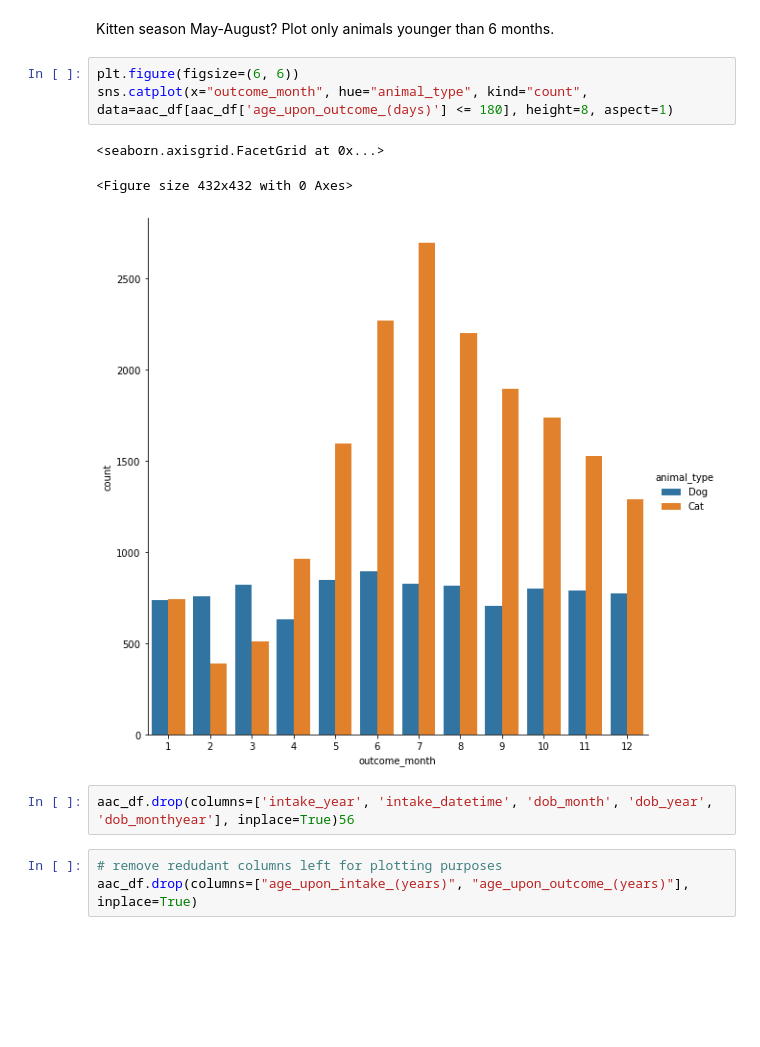
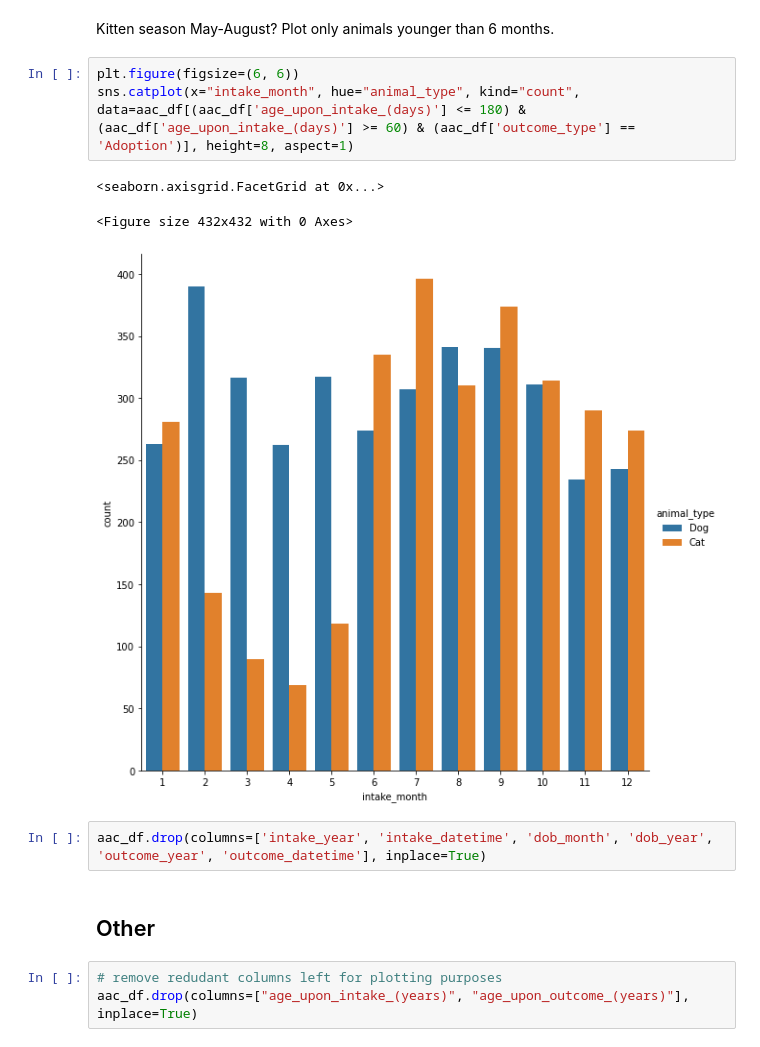
Before and after one commit to tara-pogancev/animal-adoption-prediction, a Jupyter notebook: Data Wrangling + EDA.ipynb, the cells around one changed output. Drawn from its saved outputs; the diff is of its cells as text; blank space fills up the shorter version.

Commit message:
feat: prepare cats adoption dataset

```diff
--- a/Data Wrangling + EDA.ipynb
+++ b/Data Wrangling + EDA.ipynb
@@ -517,13 +526,15 @@ sns.catplot(x="outcome_month", hue="animal_type", kind="count", data=aac_df, hei
 Kitten season May-August? Plot only animals younger than 6 months.
 # %%
 plt.figure(figsize=(6, 6))
-sns.catplot(x="outcome_month", hue="animal_type", kind="count", data=aac_df[aac_df['age_upon_outcome_(days)'] <= 180], height=8, aspect=1)
+sns.catplot(x="intake_month", hue="animal_type", kind="count", data=aac_df[(aac_df['age_upon_intake_(days)'] <= 180) & (aac_df['age_upon_intake_(days)'] >= 60) & (aac_df['outcome_type'] == 'Adoption')], height=8, aspect=1)
 # %% [output]
 <seaborn.axisgrid.FacetGrid at 0x...>
 <Figure size 432x432 with 0 Axes>
-[figure, old version]
+[figure, new version]
 # %%
-aac_df.drop(columns=['intake_year', 'intake_datetime', 'dob_month', 'dob_year', 'dob_monthyear'], inplace=True)56
+aac_df.drop(columns=['intake_year', 'intake_datetime', 'dob_month', 'dob_year', 'outcome_year', 'outcome_datetime'], inplace=True)
+# %% [markdown]
+## Other
 # %%
 # remove redudant columns left for plotting purposes
 aac_df.drop(columns=["age_upon_intake_(years)", "age_upon_outcome_(years)"], inplace=True)
```
Also changed, not shown: parts of 5 cells of this notebook, 1 other file.
